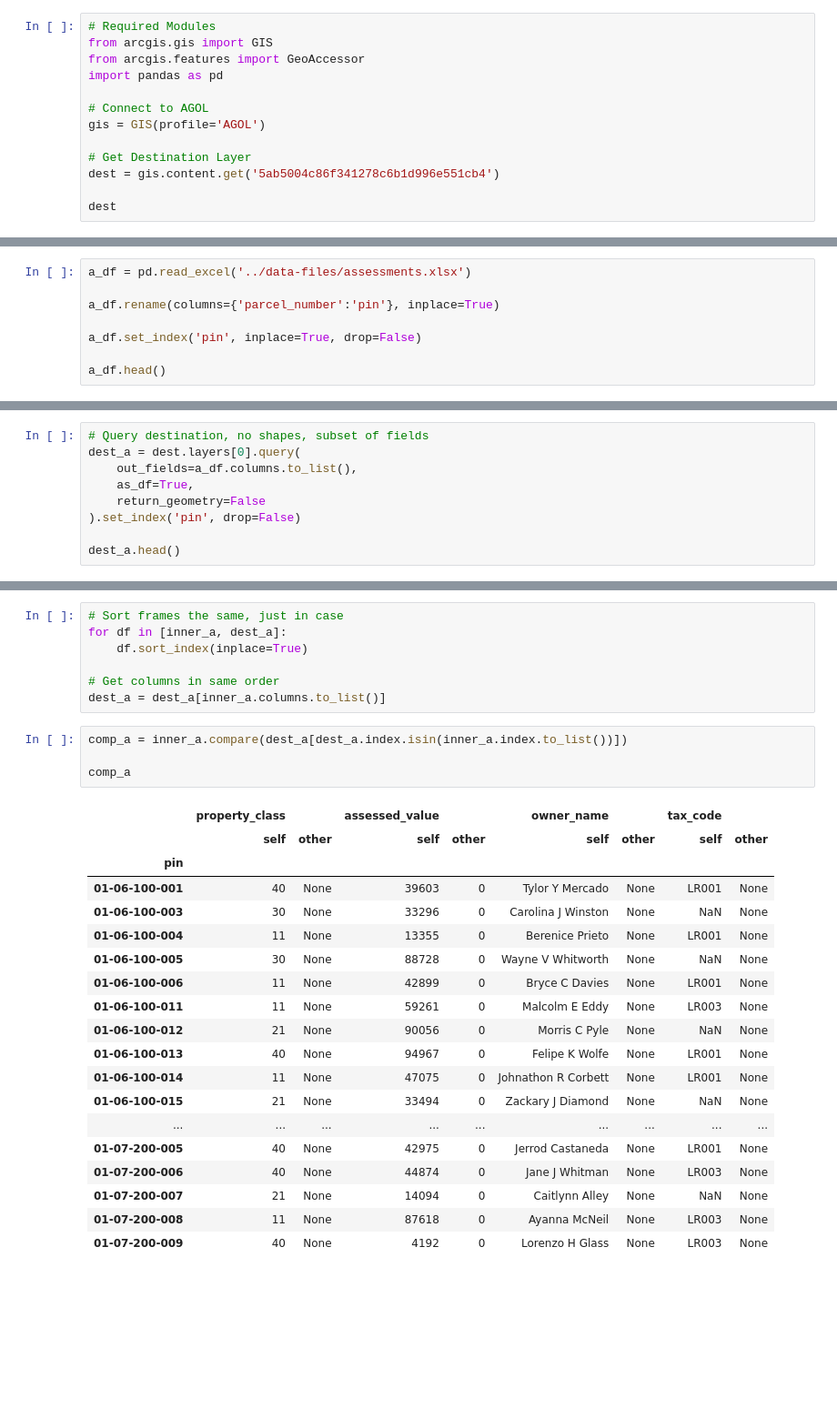
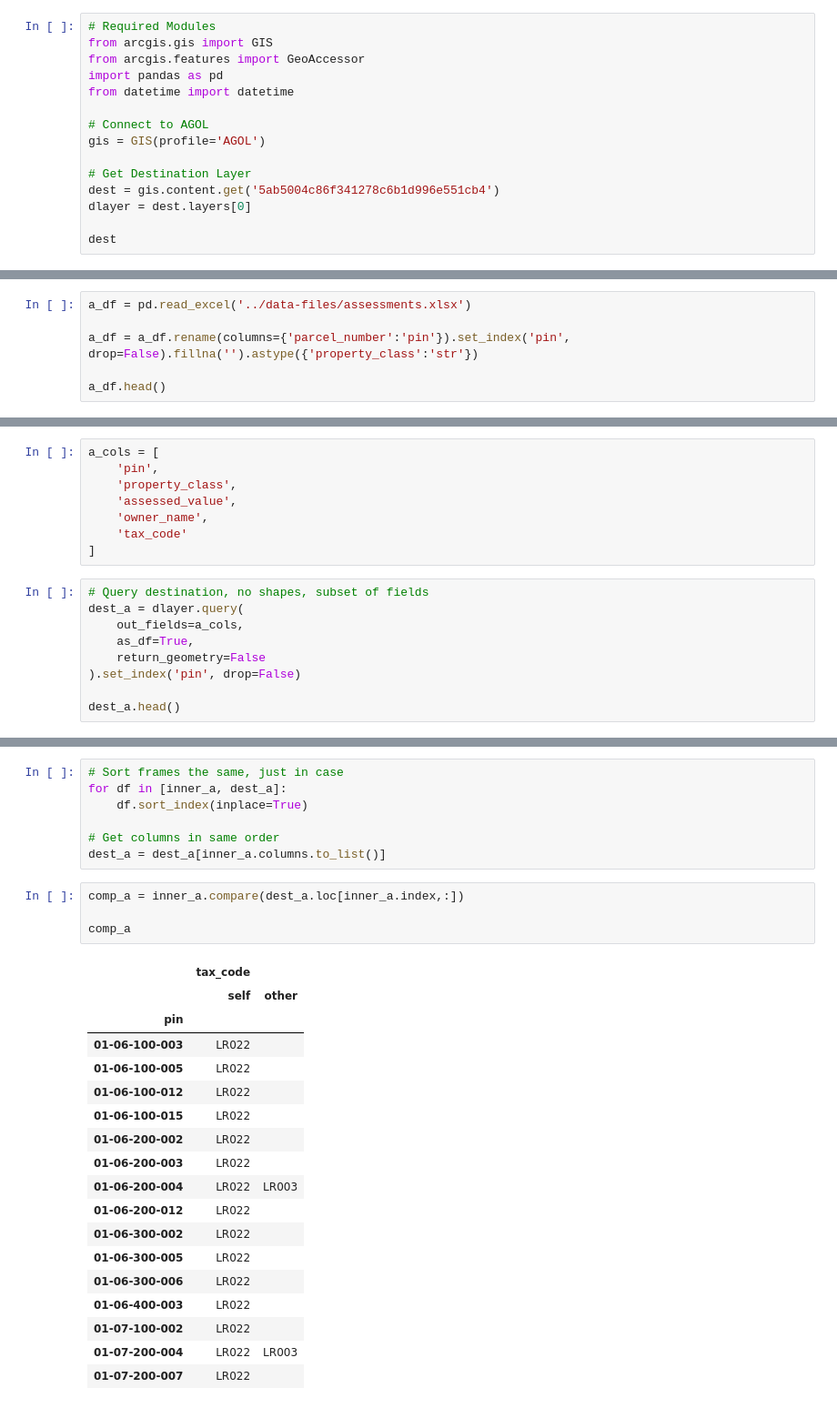
Before and after one commit to jdcarls2/ilgisa-2022, a Jupyter notebook: hosted-copy/hosted-copy.ipynb, the cells around one changed output, grey strips where cells are left out. Shown at 91% size. Saved outputs shown, nothing was run; the diff lists cells and outputs as text; blank space fills up the shorter version.

```diff
--- a/hosted-copy/hosted-copy.ipynb
+++ b/hosted-copy/hosted-copy.ipynb
@@ -134,12 +134,14 @@ Probably goes without saying, but anything you can do to reduce the workload on
 from arcgis.gis import GIS
 from arcgis.features import GeoAccessor
 import pandas as pd
+from datetime import datetime
 
 # Connect to AGOL
 gis = GIS(profile='AGOL')
 
 # Get Destination Layer
 dest = gis.content.get('5ab5004c86f341278c6b1d996e551cb4')
+dlayer = dest.layers[0]
 
 dest
 # %% [output]
@@ -164,9 +182,7 @@ p_df.head()
 # %%
 a_df = pd.read_excel('../data-files/assessments.xlsx')
 
-a_df.rename(columns={'parcel_number':'pin'}, inplace=True)
-
-a_df.set_index('pin', inplace=True, drop=False)
+a_df = a_df.rename(columns={'parcel_number':'pin'}).set_index('pin', drop=False).fillna('').astype({'property_class':'str'})
 
 a_df.head()
 # %% [output]
@@ -199,10 +215,18 @@ s_df.head()
 For an accurate comparison, we need our frames to be the same *shape*. We will do this by:
 1. Only looking at destination columns in common with the source
 1. Only including rows common to both
+# %%
+a_cols = [
+    'pin',
+    'property_class',
+    'assessed_value',
+    'owner_name',
+    'tax_code'
+]
 # %%
 # Query destination, no shapes, subset of fields
-dest_a = dest.layers[0].query(
-    out_fields=a_df.columns.to_list(),
+dest_a = dlayer.query(
+    out_fields=a_cols,
     as_df=True,
     return_geometry=False
 ).set_index('pin', drop=False)
@@ -240,26 +266,25 @@ for df in [inner_a, dest_a]:
 # Get columns in same order
 dest_a = dest_a[inner_a.columns.to_list()]
 # %%
-comp_a = inner_a.compare(dest_a[dest_a.index.isin(inner_a.index.to_list())])
+comp_a = inner_a.compare(dest_a.loc[inner_a.index,:])
 
 comp_a
 # %% [output]
-|  | property_class |  | assessed_value |  | owner_name |  | tax_code |  |
-|  | self | other | self | other | self | other | self | other |
-| pin |  |  |  |  |  |  |  |  |
-| 01-06-100-001 | 40 | None | 39603 | 0 | Tylor Y Mercado | None | LR001 | None |
-| 01-06-100-003 | 30 | None | 33296 | 0 | Carolina J Winston | None | NaN | None |
-| 01-06-100-004 | 11 | None | 13355 | 0 | Berenice Prieto | None | LR001 | None |
-| 01-06-100-005 | 30 | None | 88728 | 0 | Wayne V Whitworth | None | NaN | None |
-| 01-06-100-006 | 11 | None | 42899 | 0 | Bryce C Davies | None | LR001 | None |
-| 01-06-100-011 | 11 | None | 59261 | 0 | Malcolm E Eddy | None | LR003 | None |
-| 01-06-100-012 | 21 | None | 90056 | 0 | Morris C Pyle | None | NaN | None |
-| 01-06-100-013 | 40 | None | 94967 | 0 | Felipe K Wolfe | None | LR001 | None |
-| 01-06-100-014 | 11 | None | 47075 | 0 | Johnathon R Corbett | None | LR001 | None |
-| 01-06-100-015 | 21 | None | 33494 | 0 | Zackary J Diamond | None | NaN | None |
-| ... | ... | ... | ... | ... | ... | ... | ... | ... |
-| 01-07-200-005 | 40 | None | 42975 | 0 | Jerrod Castaneda | None | LR001 | None |
-| 01-07-200-006 | 40 | None | 44874 | 0 | Jane J Whitman | None | LR003 | None |
-| 01-07-200-007 | 21 | None | 14094 | 0 | Caitlynn Alley | None | NaN | None |
-| 01-07-200-008 | 11 | None | 87618 | 0 | Ayanna McNeil | None | LR003 | None |
-| 01-07-200-009 | 40 | None | 4192 | 0 | Lorenzo H Glass | None | LR003 | None |
+|  | tax_code |  |
+|  | self | other |
+| pin |  |  |
+| 01-06-100-003 | LR022 |  |
+| 01-06-100-005 | LR022 |  |
+| 01-06-100-012 | LR022 |  |
+| 01-06-100-015 | LR022 |  |
+| 01-06-200-002 | LR022 |  |
+| 01-06-200-003 | LR022 |  |
+| 01-06-200-004 | LR022 | LR003 |
+| 01-06-200-012 | LR022 |  |
+| 01-06-300-002 | LR022 |  |
+| 01-06-300-005 | LR022 |  |
+| 01-06-300-006 | LR022 |  |
+| 01-06-400-003 | LR022 |  |
+| 01-07-100-002 | LR022 |  |
+| 01-07-200-004 | LR022 | LR003 |
+| 01-07-200-007 | LR022 |  |
```
Also changed, not shown: parts of 50 cells of this notebook.
